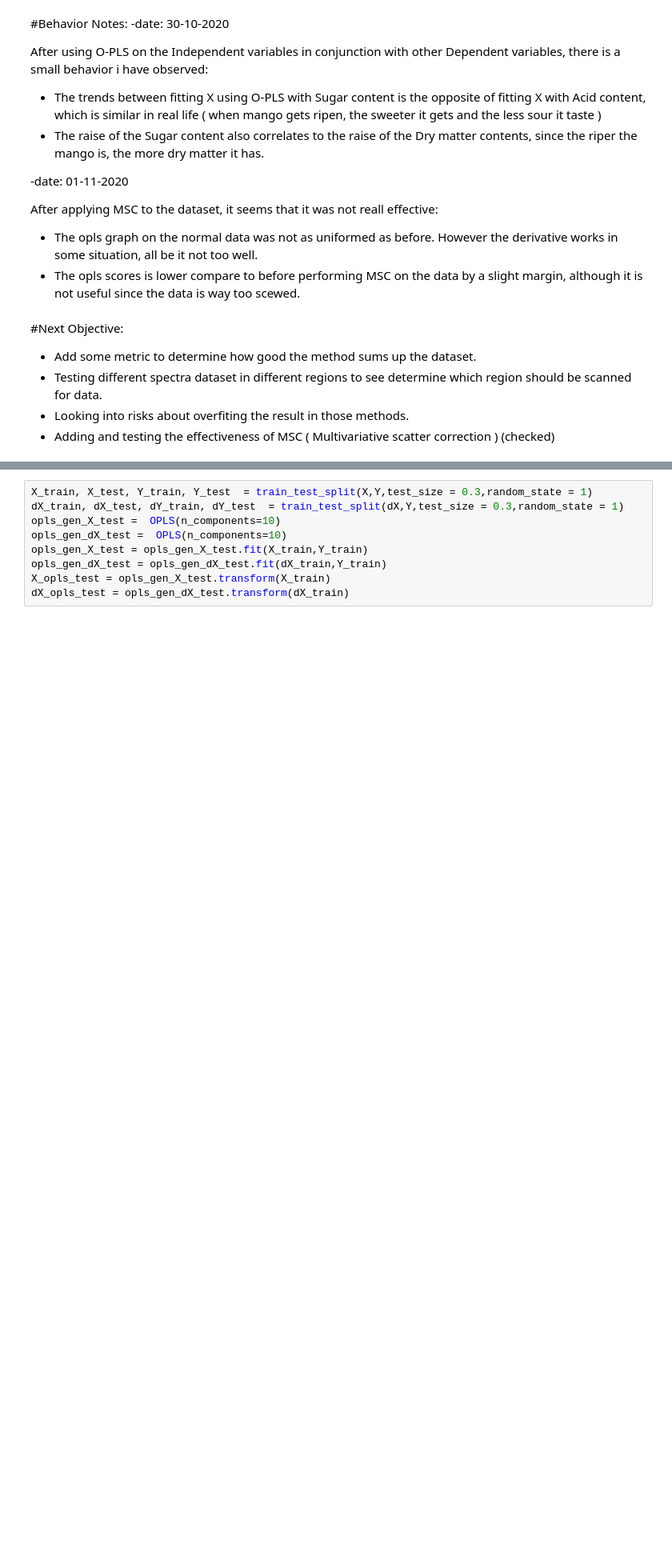
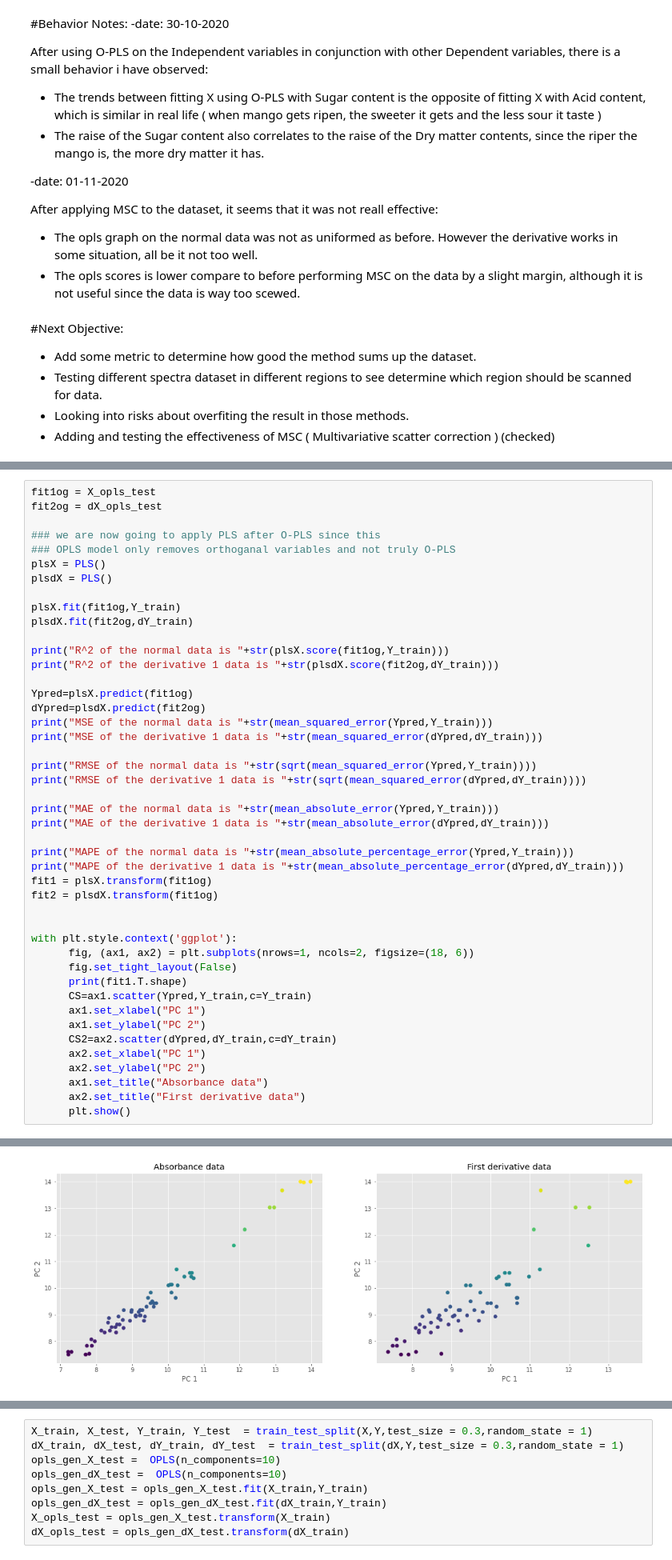
Before and after one commit to TomtheCodeBot/Mango_Data_PreProcessing_analysis, a Jupyter notebook: data_preprocessing.ipynb, the cells around one changed output, grey strips where cells are left out. Shown at 80% size. Saved outputs shown, nothing was run; the diff lists cells and outputs as text; blank space fills up the shorter version.

```diff
--- a/data_preprocessing.ipynb
+++ b/data_preprocessing.ipynb
@@ -1041,0 +1060,46 @@ We are now going to test it using the same dataset but we will let the model loo
+# %%
+fit1og = X_opls_test
+fit2og = dX_opls_test
+
+### we are now going to apply PLS after O-PLS since this
+### OPLS model only removes orthoganal variables and not truly O-PLS
+plsX = PLS()
+plsdX = PLS()
+
+plsX.fit(fit1og,Y_train)
+plsdX.fit(fit2og,dY_train)
+
+print("R^2 of the normal data is "+str(plsX.score(fit1og,Y_train)))
+print("R^2 of the derivative 1 data is "+str(plsdX.score(fit2og,dY_train)))
+
+Ypred=plsX.predict(fit1og)
+dYpred=plsdX.predict(fit2og)
+print("MSE of the normal data is "+str(mean_squared_error(Ypred,Y_train)))
+print("MSE of the derivative 1 data is "+str(mean_squared_error(dYpred,dY_train)))
+
+print("RMSE of the normal data is "+str(sqrt(mean_squared_error(Ypred,Y_train))))
+print("RMSE of the derivative 1 data is "+str(sqrt(mean_squared_error(dYpred,dY_train))))
+
+print("MAE of the normal data is "+str(mean_absolute_error(Ypred,Y_train)))
+print("MAE of the derivative 1 data is "+str(mean_absolute_error(dYpred,dY_train)))
+
+print("MAPE of the normal data is "+str(mean_absolute_percentage_error(Ypred,Y_train)))
+print("MAPE of the derivative 1 data is "+str(mean_absolute_percentage_error(dYpred,dY_train)))
+fit1 = plsX.transform(fit1og)
+fit2 = plsdX.transform(fit1og)
+
+
+with plt.style.context('ggplot'):
+      fig, (ax1, ax2) = plt.subplots(nrows=1, ncols=2, figsize=(18, 6))
+      fig.set_tight_layout(False)
+      print(fit1.T.shape)
+      CS=ax1.scatter(Ypred,Y_train,c=Y_train)
+      ax1.set_xlabel("PC 1")
+      ax1.set_ylabel("PC 2")
+      CS2=ax2.scatter(dYpred,dY_train,c=dY_train)
+      ax2.set_xlabel("PC 1")
+      ax2.set_ylabel("PC 2")
+      ax1.set_title("Absorbance data")
+      ax2.set_title("First derivative data")
+      plt.show()
+# %% [output]
@@ -1041,0 +1117 @@ We are now going to test it using the same dataset but we will let the model loo
+[figure, added]
```
Also changed, not shown: parts of 16 cells of this notebook.
